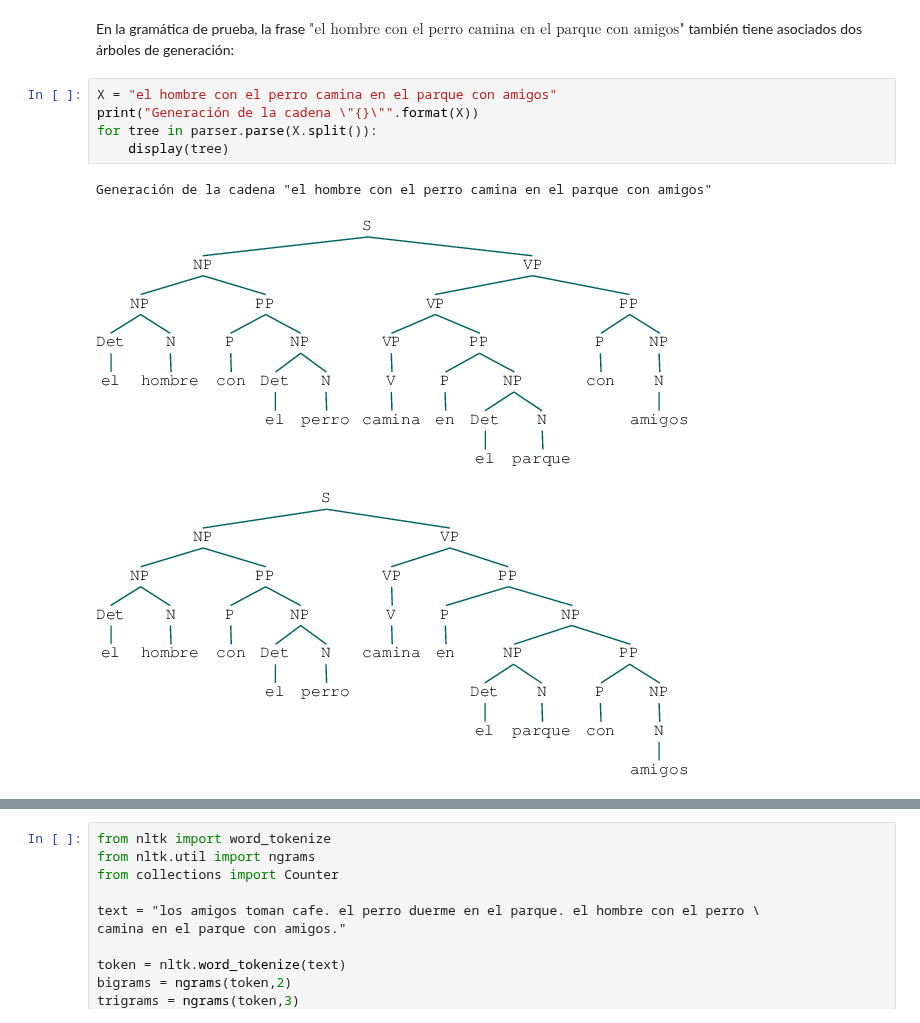
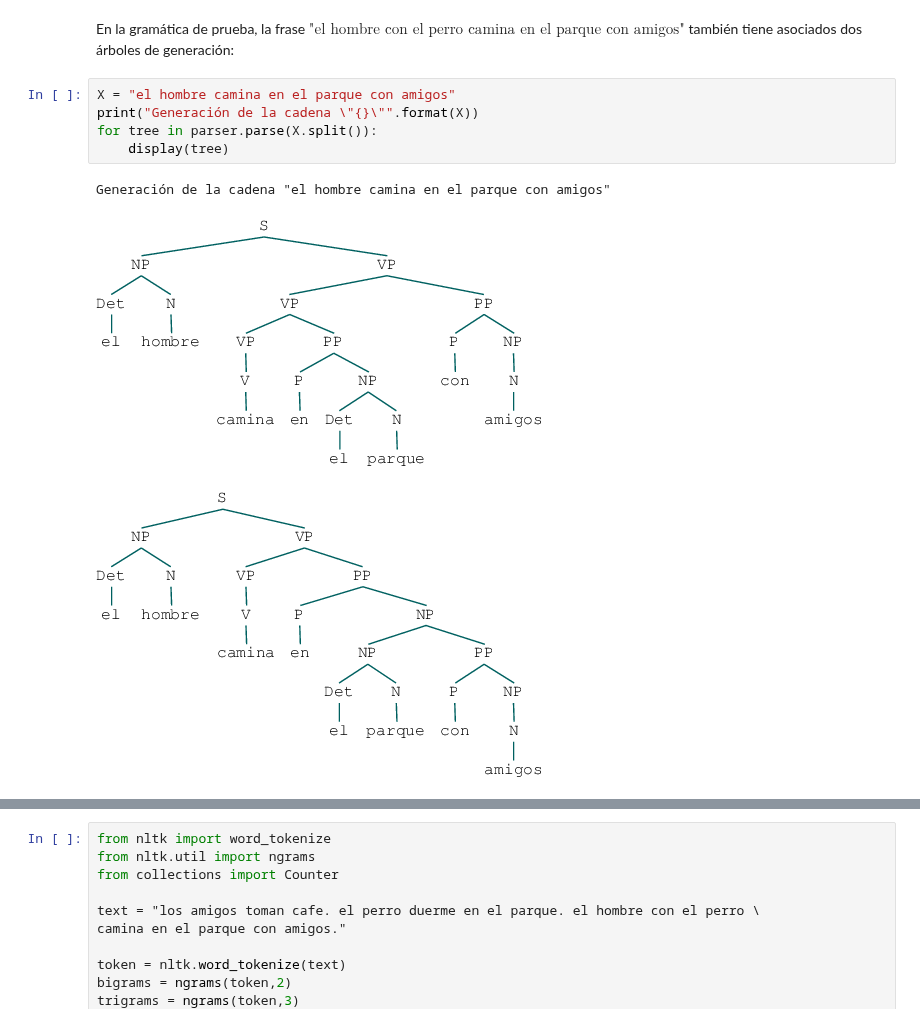
Before and after one commit to rsotoc/pattern-recognition, a Jupyter notebook: Clasificación VI.ipynb, the cells around one changed output, grey strips where cells are left out. Saved outputs shown, nothing was run; the diff lists cells and outputs as text.

```diff
--- a/Clasificación VI.ipynb
+++ b/Clasificación VI.ipynb
@@ -278,14 +278,14 @@ for tree in groucho_parser.parse(string.split()):
 # %% [markdown]
 En la gramática de prueba, la frase $\textrm{"el hombre con el perro camina en el parque con amigos"}$ también tiene asociados dos árboles de generación:
 # %%
-X = "el hombre con el perro camina en el parque con amigos"
+X = "el hombre camina en el parque con amigos"
 print("Generación de la cadena \"{}\"".format(X))
 for tree in parser.parse(X.split()):
     display(tree)
 # %% [output]
-Generación de la cadena "el hombre con el perro camina en el parque con amigos"
+Generación de la cadena "el hombre camina en el parque con amigos"
-[figure, old version]
+[figure, new version]
-[figure, old version]
+[figure, new version]
 # %% [markdown]
 Aunque las gramáticas sensibles al contexto ofrecen una manera elegante y natural de extender las gramáticas regulares para tomar en consideración el contexto en una producción, en la práctica son de poca utilidad para lidiar con problemas de lenguaje natural. Entre las limitaciones de las gramáticas sensibles al contexto destaca su complejidad computacional, particularmente su caracter [PSPACE-complete](https://en.wikipedia.org/wiki/PSPACE-complete) (también, es notable la rapidez con que una gramática sensible al contexto se vuelve difícil de describir y la tasa en que aumenta la cantidad de reglas conforme se agregan características del contexto). Por ello, se han propuesto otras formas de gramáticas que, sin poseer el poder de una gramática sensible al contexto, son capaces de describir elementos del contexto en una frase. Destacan entre tales gramáticas las gramáticas probabilísticas.
 
```
